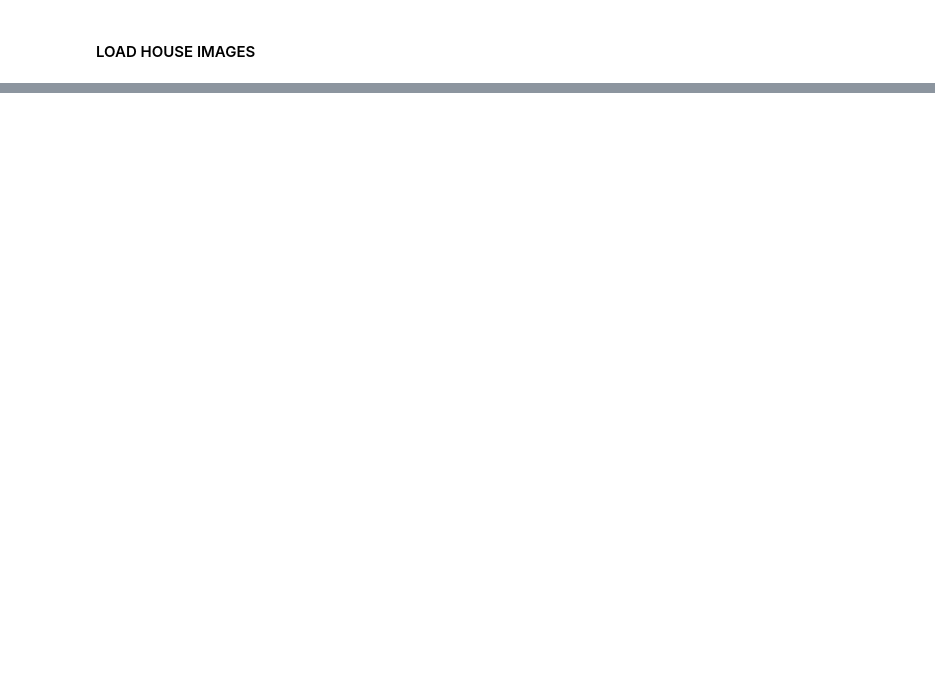
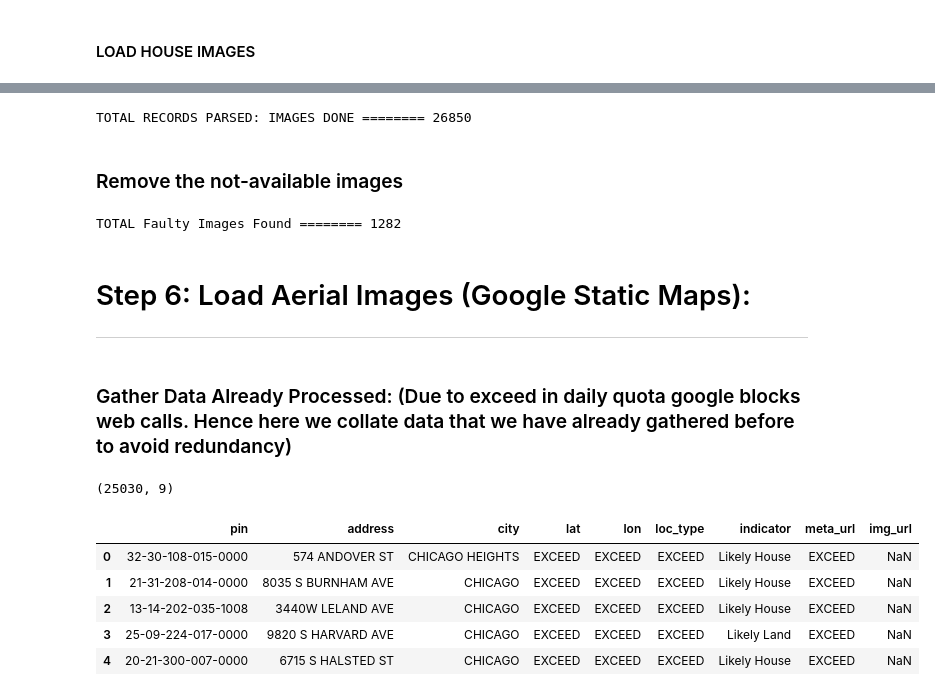
Before and after one commit to Sardhendu/PropertyClassification, a Jupyter notebook: data_loader.ipynb, the cells around one changed output, grey strips where cells are left out. Drawn from its saved outputs; the diff is of its cells as text; code cells hidden in the pictures; blank space fills up the shorter version.

```diff
--- a/data_loader.ipynb
+++ b/data_loader.ipynb
@@ -78,0 +61,18 @@ dtype: object
+# %%
+def collateData(filesPath, fileType="csv"):
+    fileDirList = [os.path.join(filesPath, files) for files in
+                   os.listdir(filesPath) if files.endswith('.%s' % fileType)]
+    if fileType == "csv":
+        rowList = []
+        # fileDirList = [files for files in listdir if files.endswith('.csv')]
+        for files in fileDirList:
+            df = pd.read_csv(files, header=0)
+            rowList.append(df)
+        return pd.concat(rowList)
+    elif fileType == "json":
+        dataOUT = {}
+        for files in fileDirList:
+            jsonFilepath = os.path.join(filesPath, files)
+            with open(jsonFilepath, 'r') as fileIN:
+                dataOUT = merge(dataOUT, json.load(fileIN))
+        return dataOUT
@@ -308,0 +319,58 @@ get_image_address(dataIN=combined_data, batch_size=100)
+# %%
+if dump_streetside_images:
+     google_street_map.get_image_address(land_house_data, batch_size=500, get_stats=True)
+# %% [output]
+TOTAL RECORDS PARSED: IMAGES DONE ======== 26850
+# %% [markdown]
+### Remove the not-available images
+# %%
+from scipy import misc
+def remove_not_available_data(image_path):
+    image_path = [os.path.join(image_path, img) for img in os.listdir(image_path) if img != ".DS_Store"]
+    not_available_image_path = '/Users/sam/All-Program/App-DataSet/HouseClassification/input_images/streetside_image_na.jpg'
+    bad_data = misc.imread(not_available_image_path)
+    bad_data = misc.imresize(bad_data, [160,160])
+    faulty_img = 0
+    for num, path in enumerate(image_path):
+        try:
+            data = misc.imread(path)
+#             print(data.shape)
+            data = misc.imresize(data, [160,160])
+            if data.shape[2] != 3:                     #  Somtimes the image comes with 4 channels
+                faulty_img += 1
+                b = "TOTAL Faulty Images Found ======== %s"
+                print (b%(faulty_img), end="\r")
+                os.remove(path)
+            elif (bad_data == data).all():
+                faulty_img += 1
+                b = "TOTAL Faulty Images Found ======== %s"
+                print (b%(faulty_img), end="\r")
+                os.remove(path)
+            else:
+                pass
+        except OSError:
+            print ('Opps cant read the file: %s',os.path.basename(path))
+
+if rmv_bad_streetside_images:
+#     remove_not_available_data(streetside_land_dump_path)
+    remove_not_available_data(streetside_house_dump_path)
+# %% [output]
+TOTAL Faulty Images Found ======== 1282
+# %% [markdown]
+# Step 6: Load Aerial Images (Google Static Maps):
+------------
+# %% [markdown]
+### Gather Data Already Processed: (Due to exceed in daily quota google blocks web calls. Hence here we collate data that we have already gathered before to avoid redundancy)
+# %%
+google_aerial_stats_path = pathDict['google_aerial_stats_path']
+google_aerial_stats = collateData(filesPath=google_aerial_stats_path, fileType="csv")
+print (google_aerial_stats.shape)
+google_aerial_stats.head()
+# %% [output]
+(25030, 9)
+|  | pin | address | city | lat | lon | loc_type | indicator | meta_url | img_url |
+| 0 | 32-30-108-015-0000 | 574 ANDOVER ST | CHICAGO HEIGHTS | EXCEED | EXCEED | EXCEED | Likely House | EXCEED | NaN |
+| 1 | 21-31-208-014-0000 | 8035 S BURNHAM AVE | CHICAGO | EXCEED | EXCEED | EXCEED | Likely House | EXCEED | NaN |
+| 2 | 13-14-202-035-1008 | 3440W LELAND AVE | CHICAGO | EXCEED | EXCEED | EXCEED | Likely House | EXCEED | NaN |
+| 3 | 25-09-224-017-0000 | 9820 S HARVARD AVE | CHICAGO | EXCEED | EXCEED | EXCEED | Likely Land | EXCEED | NaN |
+| 4 | 20-21-300-007-0000 | 6715 S HALSTED ST | CHICAGO | EXCEED | EXCEED | EXCEED | Likely House | EXCEED | NaN |
```
Also changed, not shown: parts of 70 cells of this notebook, 40 other files.
